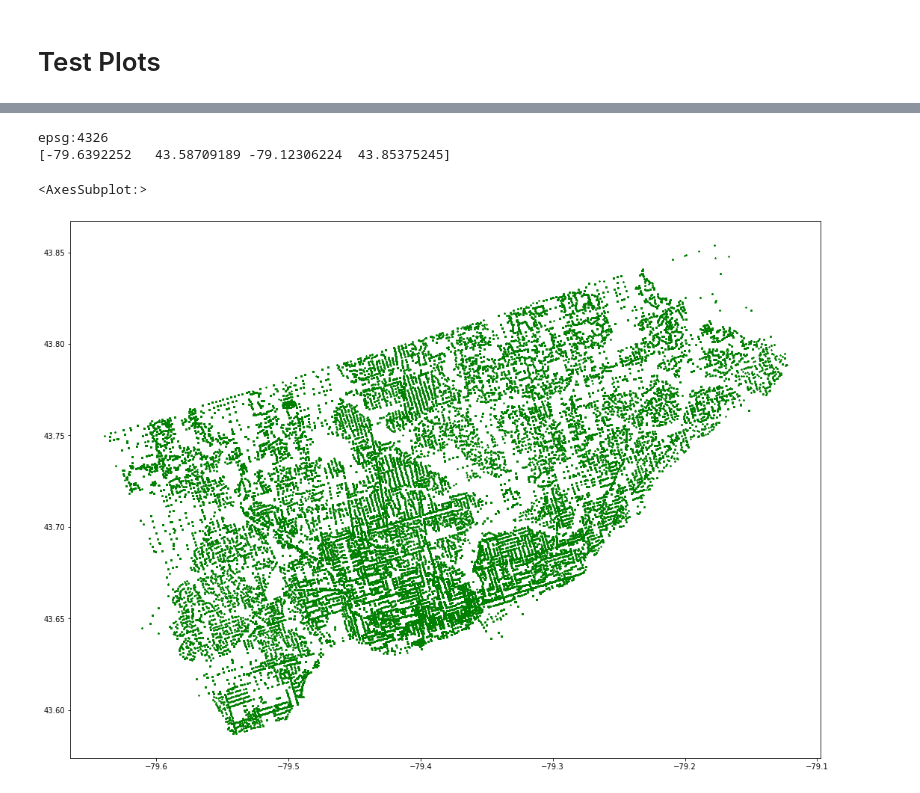
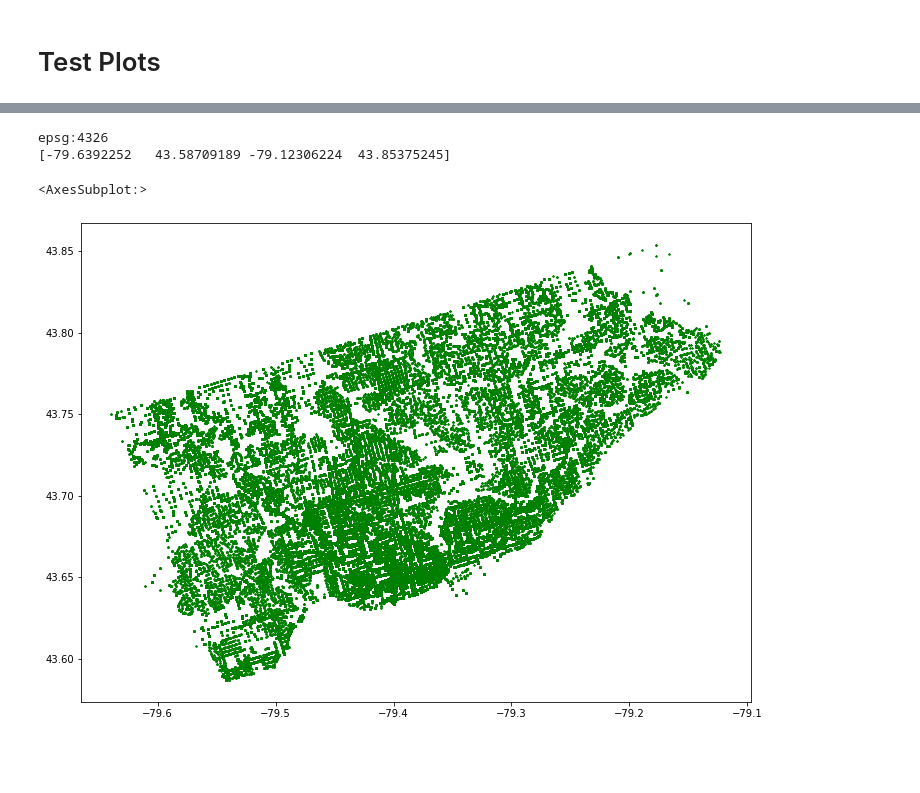
Before and after one commit to MattKavanaugh/dcsa_grp_project, a Jupyter notebook: eda_and_cleaning.ipynb, the cells around one changed output, grey strips where cells are left out. Drawn from its saved outputs; the diff is of its cells as text; code cells hidden in the pictures; blank space fills up the shorter version.

```diff
--- a/eda_and_cleaning.ipynb
+++ b/eda_and_cleaning.ipynb
@@ -1364,12 +1364,12 @@ epsg:4326
 # %%
 # plot crime
 print(crime.geometry.crs)
 print(crime.total_bounds)
-crime.plot(figsize=(18,14), marker='*', color='green', markersize=3)
+crime.plot(figsize=(12,10), marker='*', color='green', markersize=3)
 # %% [output]
 epsg:4326
 [-79.6392252   43.58709189 -79.12306224  43.85375245]
 <AxesSubplot:>
-[figure, old version]
+[figure, new version]
 # %%
 # plot neighbourhoods ...
```
Also changed, not shown: parts of 27 cells of this notebook, 22 other files.
